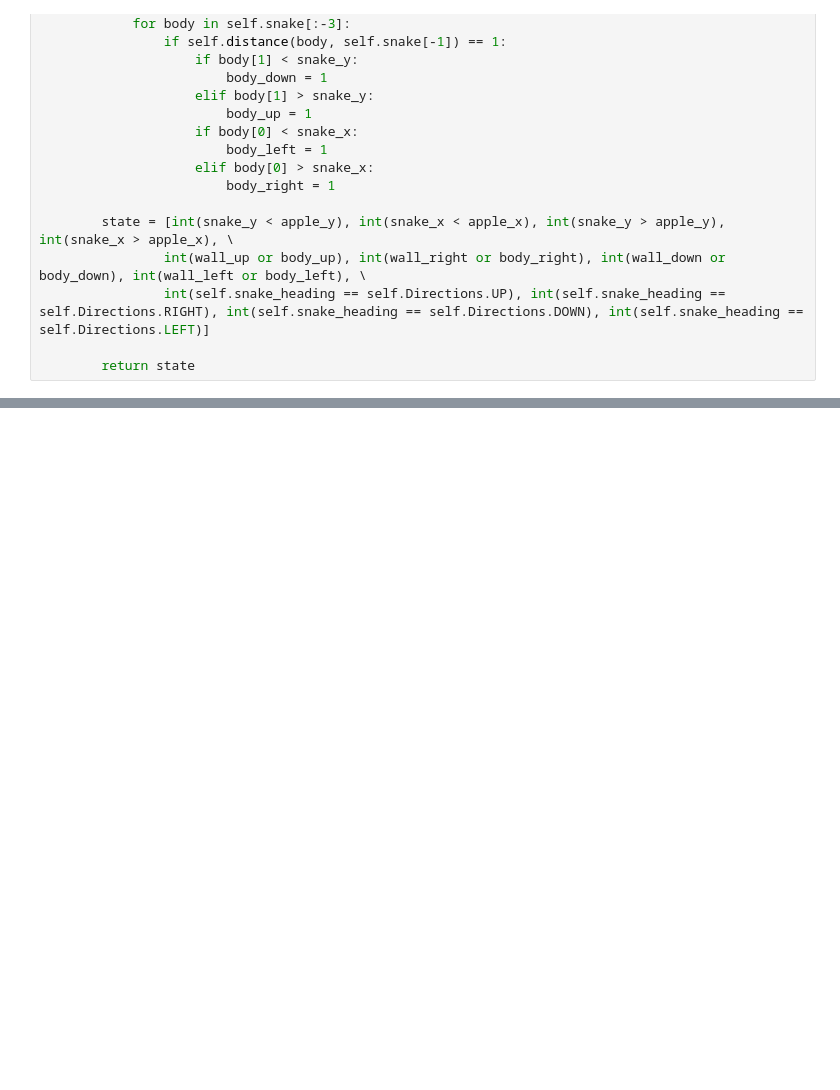
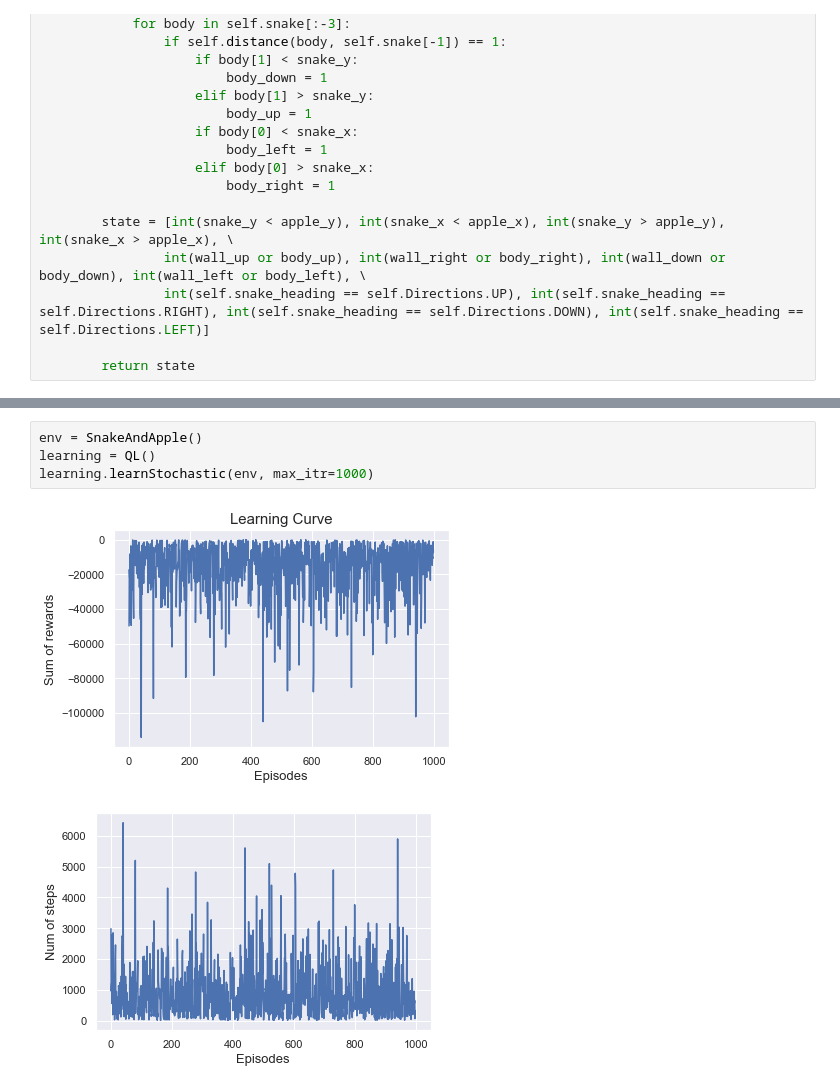
Before and after one commit to ArmOn007/Snake-And-Apple, a Jupyter notebook: main.ipynb, the cells around one changed output, grey strips where cells are left out. Saved outputs shown, nothing was run; the diff lists cells and outputs as text; blank space fills up the shorter version.

```diff
--- a/main.ipynb
+++ b/main.ipynb
@@ -516,4 +514,11 @@ class QL:
             steps.append(n_step)
         self.plot_rewards(rewards)
         self.plot_steps(steps)
+# %%
+env = SnakeAndApple()
+learning = QL()
+learning.learnStochastic(env, max_itr=1000)
+# %% [output]
+[figure, added]
+[figure, added]
 # %%
```
Also changed, not shown: parts of 7 cells of this notebook.
